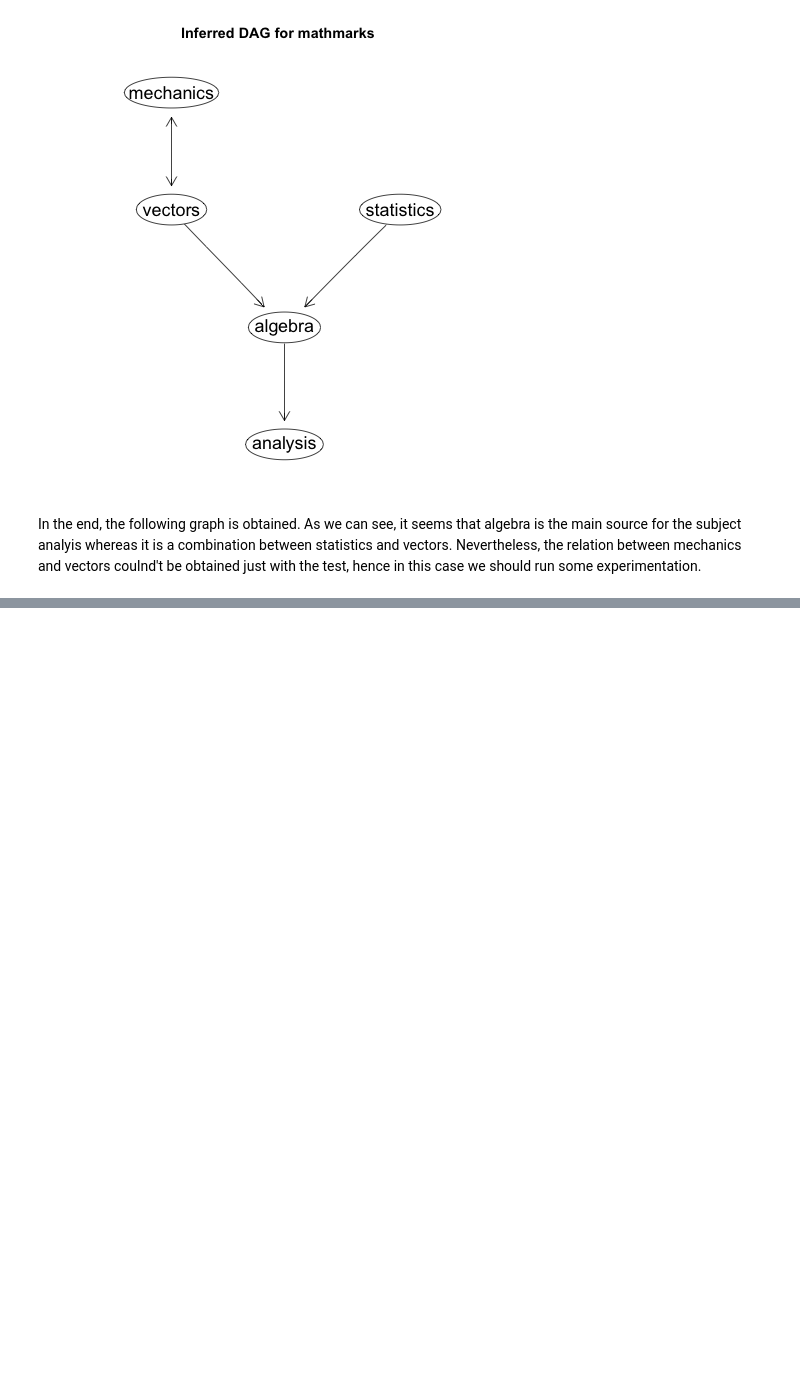
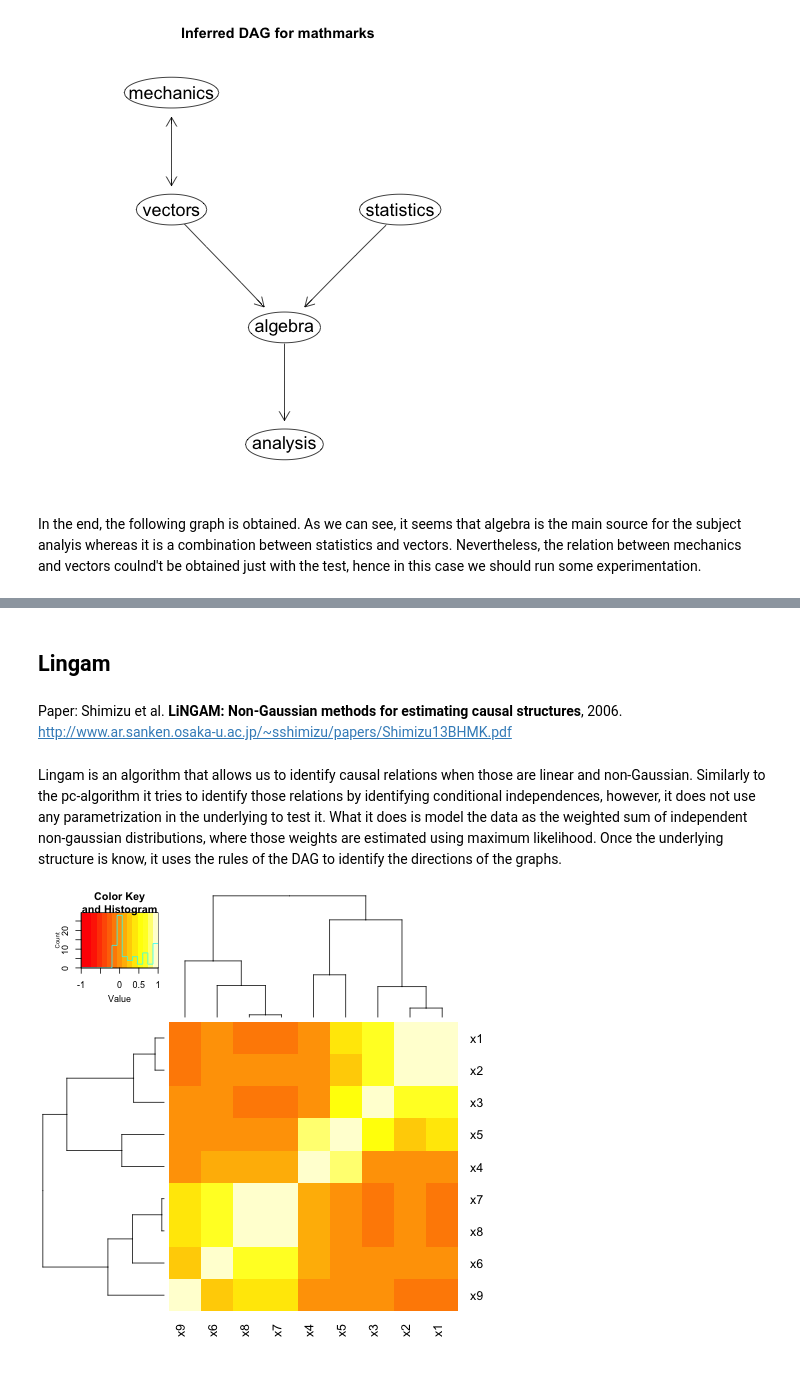
Before and after one commit to sp-leonardo-alcivar/DAG-training, a Jupyter notebook: Directed Acyclical Graphs - Modelling Causality.ipynb, the cells around one changed output, grey strips where cells are left out. Drawn from its saved outputs; the diff is of its cells as text; code cells hidden in the pictures; blank space fills up the shorter version.

```diff
--- a/Directed Acyclical Graphs - Modelling Causality.ipynb
+++ b/Directed Acyclical Graphs - Modelling Causality.ipynb
@@ -420,0 +451,27 @@ In the end, the following graph is obtained. As we can see, it seems that algebr
+# %% [markdown]
+## Lingam
+# %% [markdown]
+Paper: Shimizu et al. **LiNGAM: Non-Gaussian methods for
+estimating causal structures**, 2006.  http://www.ar.sanken.osaka-u.ac.jp/~sshimizu/papers/Shimizu13BHMK.pdf
+# %% [markdown]
+Lingam is an algorithm that allows us to identify causal relations when those are linear and non-Gaussian. Similarly to the pc-algorithm it tries to identify those relations by identifying conditional independences, however, it does not use any parametrization in the underlying to test it. What it does is model the data as the weighted sum of independent non-gaussian distributions, where those weights are estimated using maximum likelihood. Once the underlying structure is know, it uses the rules of the DAG to identify the directions of the graphs.
+# %%
+%%R
+set.seed(123)
+n <- 1000
+data <- NULL
+x1 <- 2*runif(n) - 1 #uniform distribution
+x2 <- x1 + runif(n)-0.5 #uniform distribution
+x3 <- x1 + 0.6*rexp(n) #exponential distribution
+x4 <- ifelse(rbinom(n, size = 1, prob = 0.6) > 0, 0, rpois(n, lambda = 3)) #zero inflated distribution
+x5 <- 3*x3 + 2*x4 + 2*runif(n) # uniform distribution
+x6 <- 10*runif(n) - 5 #uniform distribution
+x7 <- 1.5*x6 + 5*rexp(n) #exponential distribution
+x8 <- 2*x7 + 1.5*rchisq(n , df = 2) #chi-squared distribution
+x9 <- x7 + 4*rchisq(n, df = 6)
+data <- cbind(x1,x2,x3,x4,x5,x6,x7,x8,x9)
+# %%
+%%R
+heatmap.2(cor(data), trace = "none")
+# %% [output]
+[figure, added]
```
Also changed, not shown: parts of 33 cells of this notebook, 1 other file.
